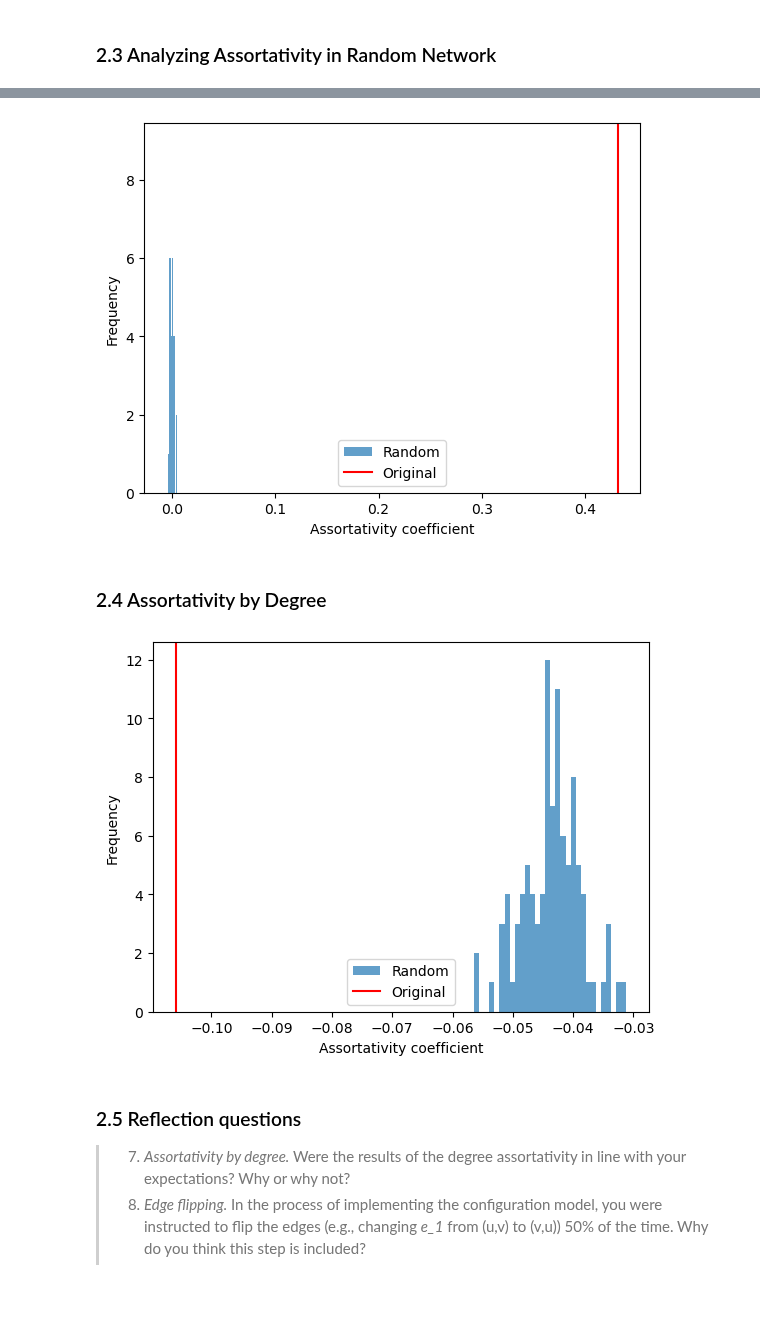
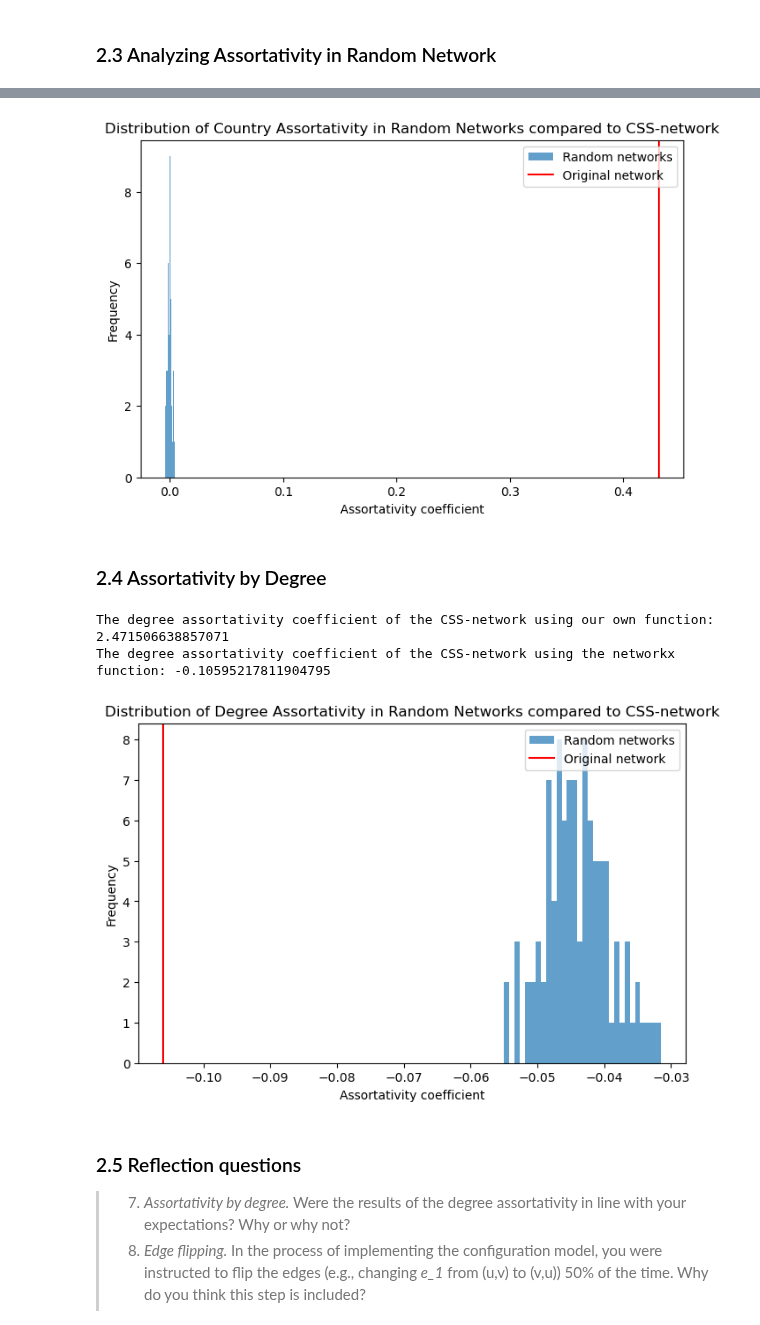
Before and after one commit to KarolineKlan/Assignments_ComSocSci2024, a Jupyter notebook: Assignment2.ipynb, the cells around one changed output, grey strips where cells are left out. Drawn from its saved outputs; the diff is of its cells as text; code cells hidden in the pictures; blank space fills up the shorter version.

Commit message:
plot titel

```diff
--- a/Assignment2.ipynb
+++ b/Assignment2.ipynb
@@ -319,14 +336,16 @@ assort_value_list = Parallel(n_jobs=4)(delayed(nx.attribute_assortativity_coeffi
 # %%
 assort_value_CSS = nx.attribute_assortativity_coefficient(G, 'country_code')
 
-plt.hist(assort_value_list, bins=30, alpha=0.7, label='Random')
-plt.axvline(assort_value_CSS, color='red', label='Original')
+plt.figure(figsize=(8, 5))
+plt.hist(assort_value_list, bins=30, alpha=0.7, label='Random networks')
+plt.axvline(assort_value_CSS, color='red', label='Original network')
 plt.xlabel('Assortativity coefficient')
 plt.ylabel('Frequency')
-plt.legend()
+plt.title('Distribution of Country Assortativity in Random Networks compared to CSS-network')
+plt.legend(loc='upper right')
 plt.show()
 # %% [output]
-[figure, old version]
+[figure, new version]
 # %% [markdown]
 ### 2.4 Assortativity by Degree
 # %%
@@ -344,18 +363,26 @@ def degree_assortativity(G):
     assortativity = numerator / denominator
 
     return assortativity
+
+print(f'The degree assortativity coefficient of the CSS-network using our own function: {degree_assortativity(G)}')
+print(f'The degree assortativity coefficient of the CSS-network using the networkx function: {nx.degree_assortativity_coefficient(G)}')
+# %% [output]
+The degree assortativity coefficient of the CSS-network using our own function: 2.471506638857071
+The degree assortativity coefficient of the CSS-network using the networkx function: -0.10595217811904795
 # %%
 degree_value_CSS = nx.degree_assortativity_coefficient(G)
 degree_value_random = Parallel(n_jobs=4)(delayed(nx.degree_assortativity_coefficient)(G) for G in network_list_100)
 
-plt.hist(degree_value_random, bins=30, alpha=0.7, label='Random')
-plt.axvline(degree_value_CSS, color='red', label='Original')
+plt.figure(figsize=(8, 5))
+plt.hist(degree_value_random, bins=30, alpha=0.7, label='Random networks')
+plt.axvline(degree_value_CSS, color='red', label='Original network')
 plt.xlabel('Assortativity coefficient')
 plt.ylabel('Frequency')
-plt.legend()
+plt.title('Distribution of Degree Assortativity in Random Networks compared to CSS-network')
+plt.legend(loc='upper right')
 plt.show()
 # %% [output]
-[figure, old version]
+[figure, new version]
 # %% [markdown]
 ### 2.5 Reflection questions
 
```
Also changed, not shown: parts of 6 cells of this notebook.
